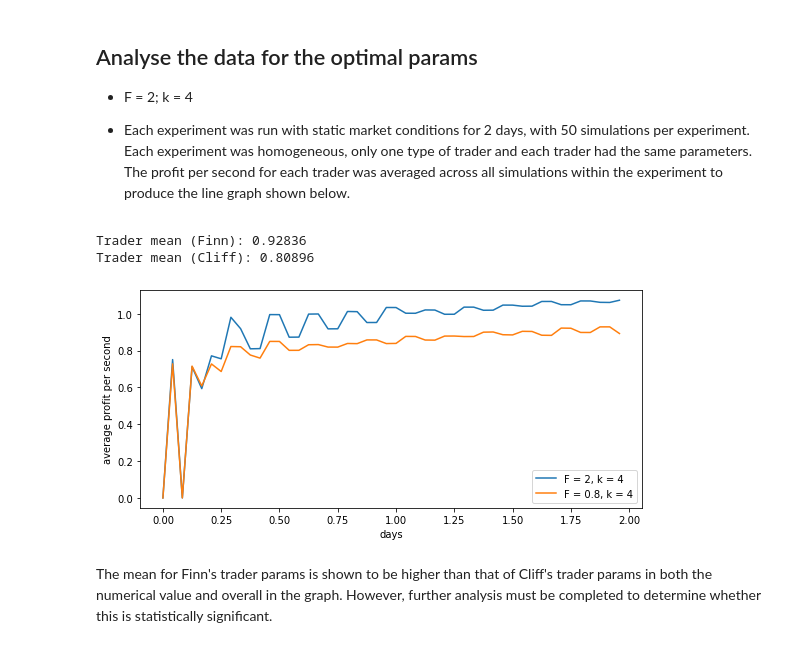
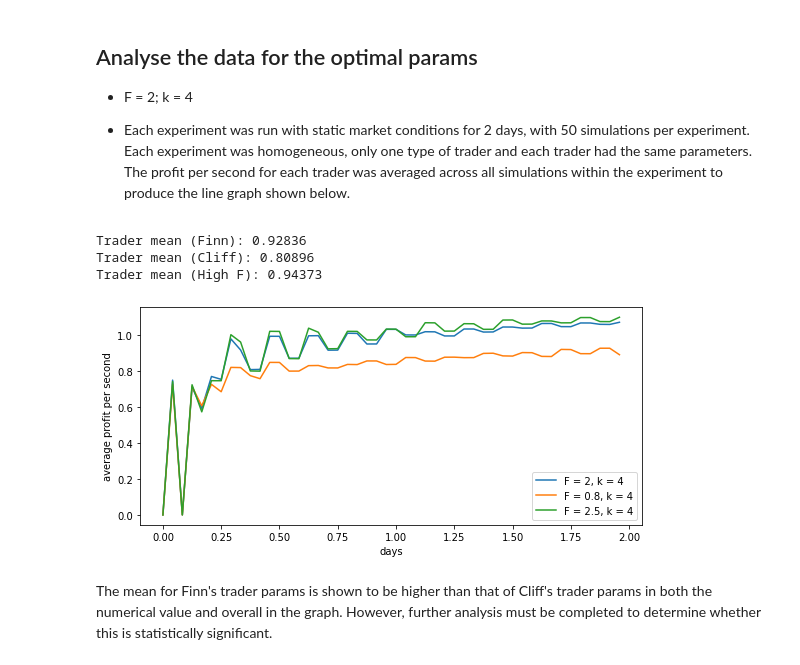
Before and after one commit to finnformica/BristolStockExchange, a Jupyter notebook: analyse_optimisers.ipynb, the cells around one changed output. Drawn from its saved outputs; the diff is of its cells as text; code cells hidden in the pictures.

Commit message:
analyse PRDE data for F = 2.5

```diff
--- a/analyse_optimisers.ipynb
+++ b/analyse_optimisers.ipynb
@@ -128,28 +128,32 @@ def extract_data(params, no_traders, no_days):
     # return the average results across all trials
     return df.groupby('t').mean()
 # %%
-params = [{'k': 4, 'f': 2}, {'k': 4, 'f': 0.8}]
+params = [{'k': 4, 'f': 2}, {'k': 4, 'f': 0.8}, {'k': 4, 'f': 2.5}]
 
 # convert csv files into df
 df_finn = extract_data(params[0], 30, 2)
 df_cliff = extract_data(params[1], 30, 2)
+df_highF = extract_data(params[2], 30, 2)
 # %%
 print('Trader mean (Finn):', round(df_finn['actvpps'].mean(), 5))
 print('Trader mean (Cliff):', round(df_cliff['actvpps'].mean(), 5))
+print('Trader mean (High F):', round(df_highF['actvpps'].mean(), 5))
 # %% [output]
 Trader mean (Finn): 0.92836
 Trader mean (Cliff): 0.80896
+Trader mean (High F): 0.94373
 # %%
 # plot pps against time
 plt.figure(figsize = (9, 4))
 df_finn['actvpps'].plot(label=f"F = {params[0]['f']}, k = 4")
 df_cliff['actvpps'].plot(label=f"F = {params[1]['f']}, k = 4")
+df_highF['actvpps'].plot(label=f"F = {params[2]['f']}, k = 4")
 plt.xlabel('days')
 plt.ylabel('average profit per second')
 plt.legend(loc="best")
 plt.show()
 # %% [output]
-[figure, old version]
+[figure, new version]
 # %% [markdown]
 The mean for Finn's trader params is shown to be higher than that of Cliff's trader params in both the numerical value and overall in the graph. However, further analysis must be completed to determine whether this is statistically significant.
 # %% [markdown]
```
Also changed, not shown: parts of 2 cells of this notebook.
